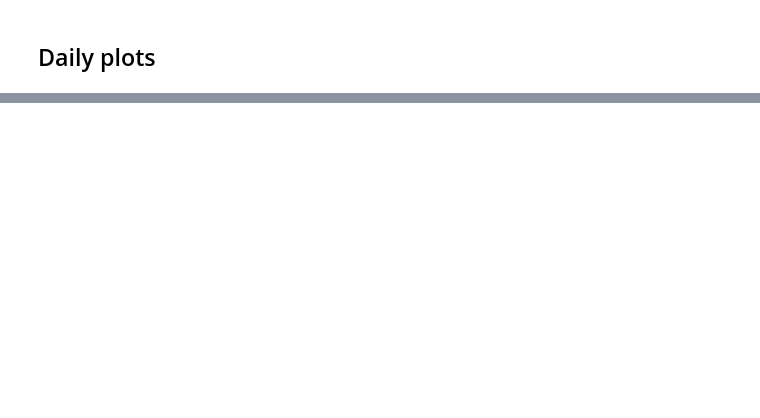
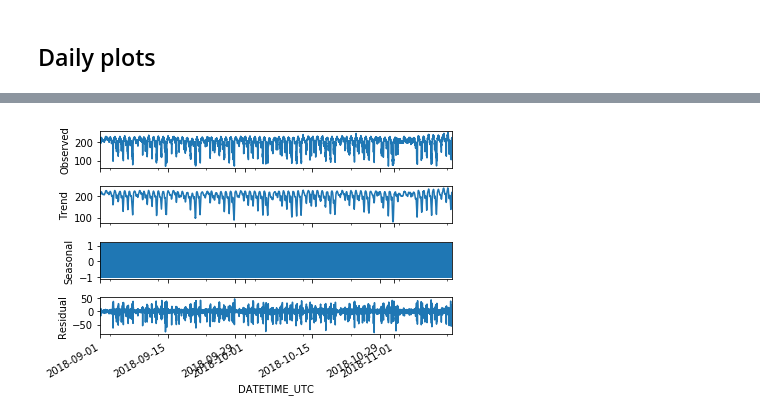
Before and after one commit to gianpy15/DMProject, a Jupyter notebook: notebooks/Gianpy/plots.ipynb, the cells around one changed output, grey strips where cells are left out. Saved outputs shown, nothing was run; the diff lists cells and outputs as text; code cells hidden in the pictures; blank space fills up the shorter version.

```diff
--- a/notebooks/Gianpy/plots.ipynb
+++ b/notebooks/Gianpy/plots.ipynb
@@ -122,0 +106,5 @@ sns.lineplot(x=daily_df.DATETIME_UTC, y=daily_df.SPEED_AVG, hue=daily_df.ROAD_TY
+# %%
+decomposed_temperature = seasonal_decompose(x=speed_train[SPEED_AVG], freq=15)
+fig = decomposed_temperature.plot()
+# %% [output]
+[figure, added]
```
Also changed, not shown: parts of 21 cells of this notebook, 5 other files.
